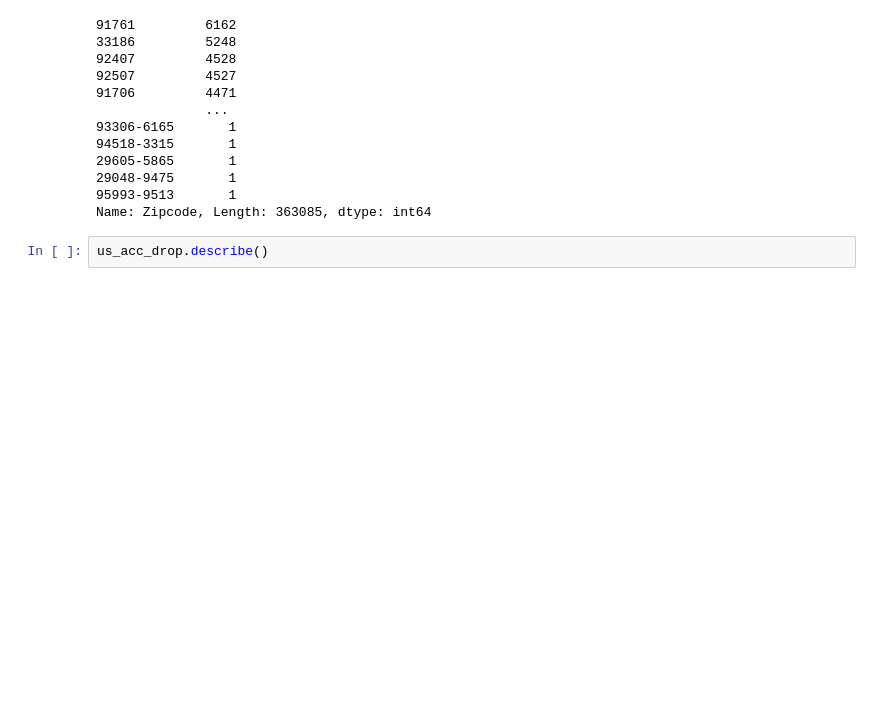
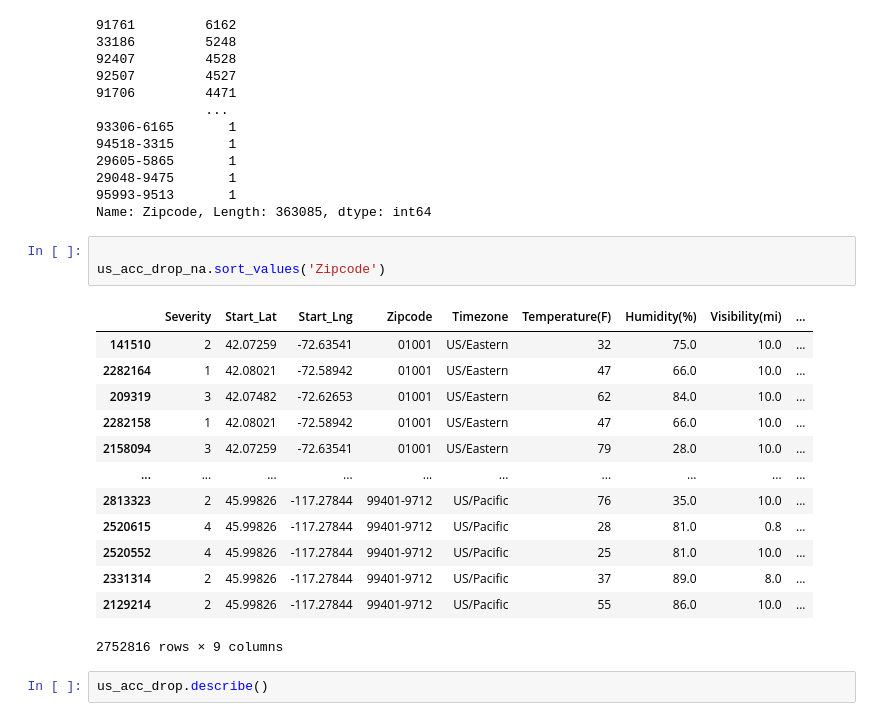
Before and after one commit to unalipa333/dataset0, a Jupyter notebook: test jup.ipynb, the cells around one changed output. Saved outputs shown, nothing was run; the diff lists cells and outputs as text; blank space fills up the shorter version.

```diff
--- a/test jup.ipynb
+++ b/test jup.ipynb
@@ -62,6 +109,23 @@ us_acc_drop['Zipcode'].value_counts()
 29048-9475       1
 95993-9513       1
 Name: Zipcode, Length: 363085, dtype: int64
+# %%
+
+us_acc_drop_na.sort_values('Zipcode')
+# %% [output]
+|  | Severity | Start_Lat | Start_Lng | Zipcode | Timezone | Temperature(F) | Humidity(%) | Visibility(mi) | ... |
+| 141510 | 2 | 42.07259 | -72.63541 | 01001 | US/Eastern | 32 | 75.0 | 10.0 | ... |
+| 2282164 | 1 | 42.08021 | -72.58942 | 01001 | US/Eastern | 47 | 66.0 | 10.0 | ... |
+| 209319 | 3 | 42.07482 | -72.62653 | 01001 | US/Eastern | 62 | 84.0 | 10.0 | ... |
+| 2282158 | 1 | 42.08021 | -72.58942 | 01001 | US/Eastern | 47 | 66.0 | 10.0 | ... |
+| 2158094 | 3 | 42.07259 | -72.63541 | 01001 | US/Eastern | 79 | 28.0 | 10.0 | ... |
+| ... | ... | ... | ... | ... | ... | ... | ... | ... | ... |
+| 2813323 | 2 | 45.99826 | -117.27844 | 99401-9712 | US/Pacific | 76 | 35.0 | 10.0 | ... |
+| 2520615 | 4 | 45.99826 | -117.27844 | 99401-9712 | US/Pacific | 28 | 81.0 | 0.8 | ... |
+| 2520552 | 4 | 45.99826 | -117.27844 | 99401-9712 | US/Pacific | 25 | 81.0 | 10.0 | ... |
+| 2331314 | 2 | 45.99826 | -117.27844 | 99401-9712 | US/Pacific | 37 | 89.0 | 8.0 | ... |
+| 2129214 | 2 | 45.99826 | -117.27844 | 99401-9712 | US/Pacific | 55 | 86.0 | 10.0 | ... |
+2752816 rows × 9 columns
 # %%
 us_acc_drop.describe()
 # %% [output]
```
Also changed, not shown: parts of 10 cells of this notebook.
